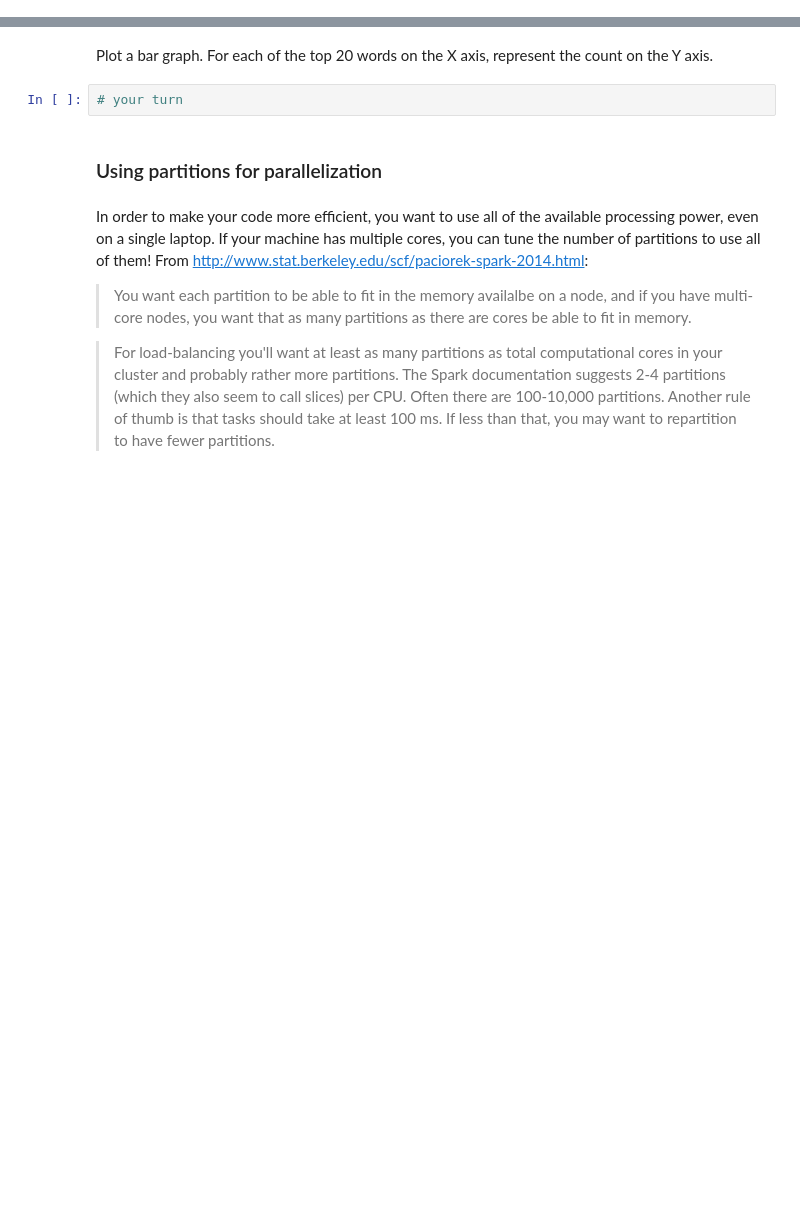
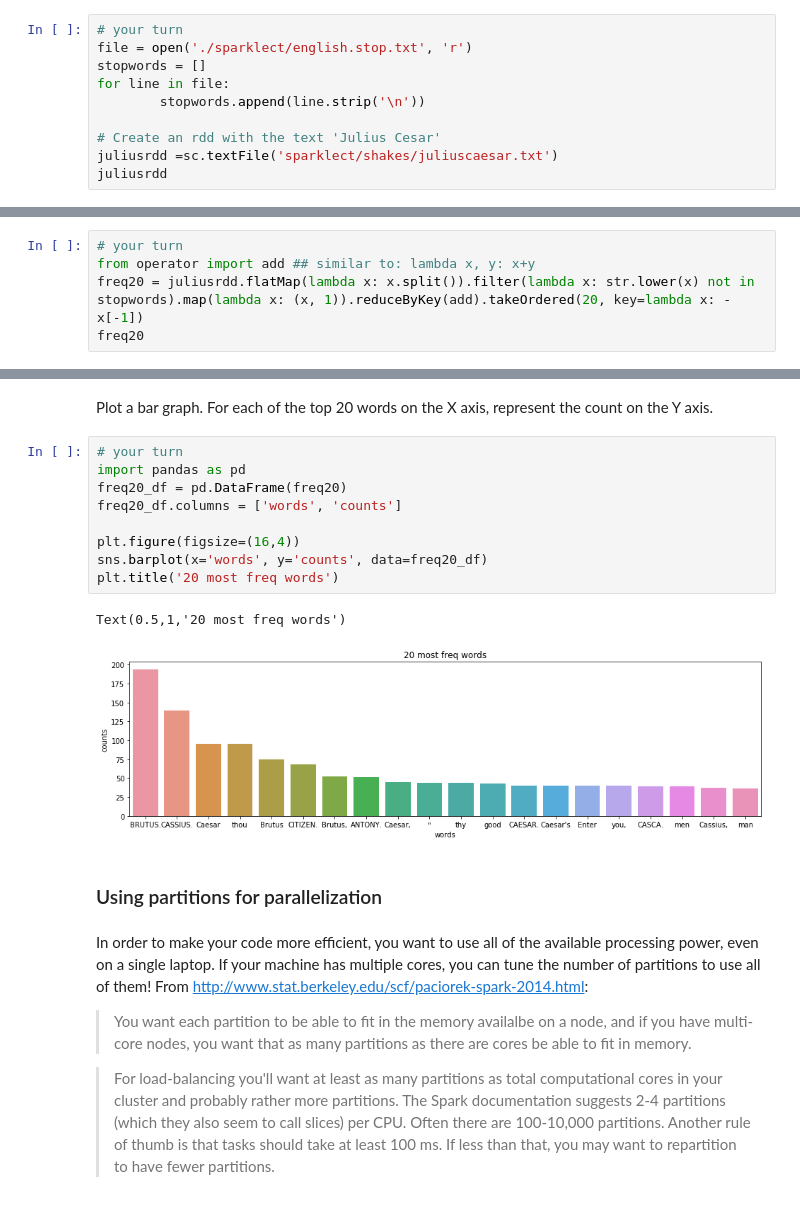
Before and after one commit to dvallea/Springboard, a Jupyter notebook: pyspark_exercise.ipynb, the cells around one changed output, grey strips where cells are left out. Drawn from its saved outputs; the diff is of its cells as text; blank space fills up the shorter version.

```diff
--- a/pyspark_exercise.ipynb
+++ b/pyspark_exercise.ipynb
@@ -275,0 +301,10 @@ The file `./sparklect/english.stop.txt` contains a list of English stopwords, wh
+# %%
+# your turn
+file = open('./sparklect/english.stop.txt', 'r')
+stopwords = []
+for line in file:
+        stopwords.append(line.strip('\n'))
+
+# Create an rdd with the text 'Julius Cesar'
+juliusrdd =sc.textFile('sparklect/shakes/juliuscaesar.txt')
+juliusrdd
@@ -291,0 +336,5 @@ Now, use the word counting MapReduce code you've seen before. Count the number o
+# %%
+# your turn
+from operator import add ## similar to: lambda x, y: x+y
+freq20 = juliusrdd.flatMap(lambda x: x.split()).filter(lambda x: str.lower(x) not in stopwords).map(lambda x: (x, 1)).reduceByKey(add).takeOrdered(20, key=lambda x: -x[-1])
+freq20
@@ -292,7 +362,17 @@ Now, use the word counting MapReduce code you've seen before. Count the number o
 # %% [markdown]
 Plot a bar graph. For each of the top 20 words on the X axis, represent the count on the Y axis.
-# %%
-# your turn
+# %%
+# your turn
+import pandas as pd
+freq20_df = pd.DataFrame(freq20)
+freq20_df.columns = ['words', 'counts']
+
+plt.figure(figsize=(16,4))
+sns.barplot(x='words', y='counts', data=freq20_df)
+plt.title('20 most freq words')
+# %% [output]
+Text(0.5,1,'20 most freq words')
+[figure, added]
 # %% [markdown]
 ### Using partitions for parallelization
 # %% [markdown]
```
Also changed, not shown: parts of 45 cells of this notebook.
